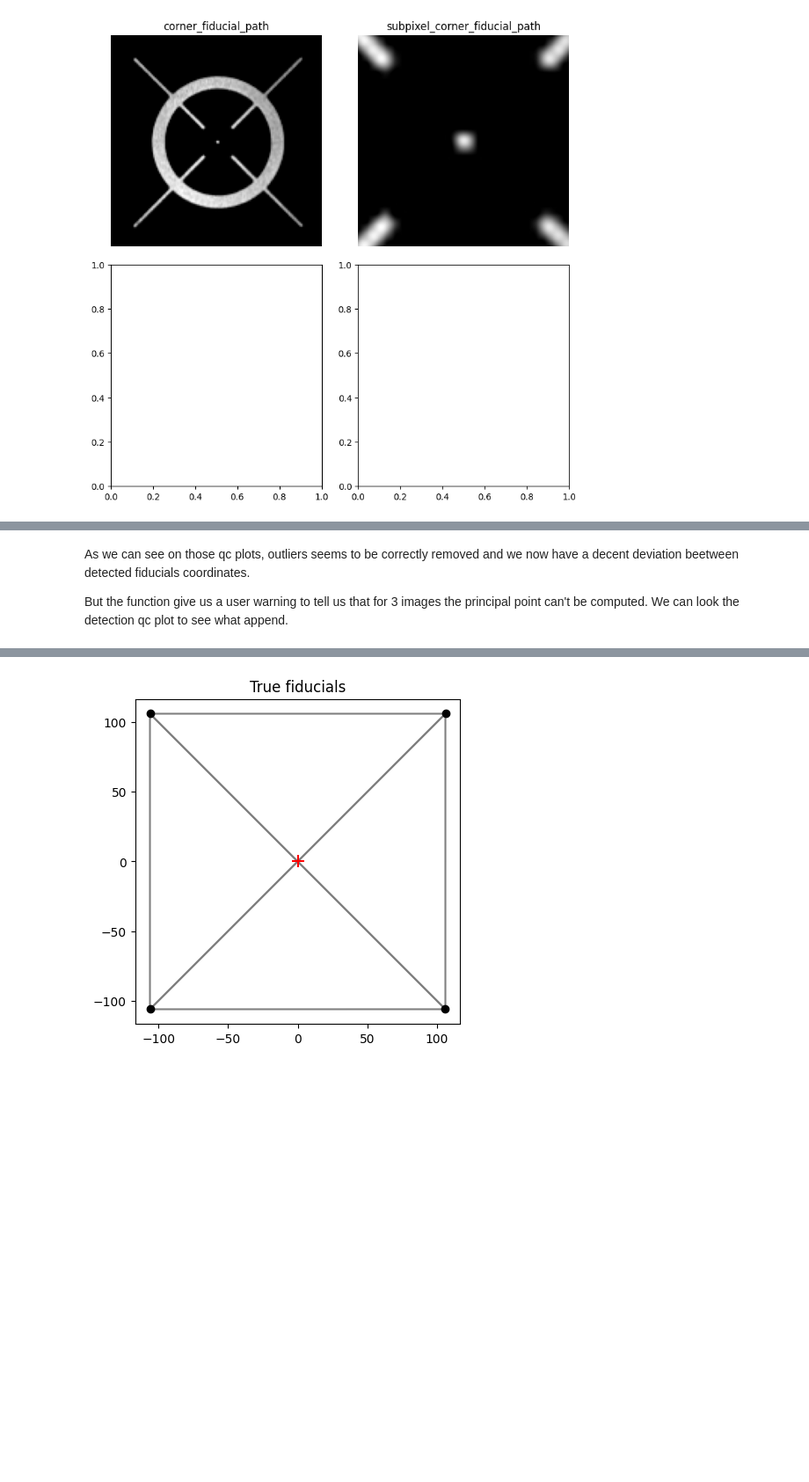
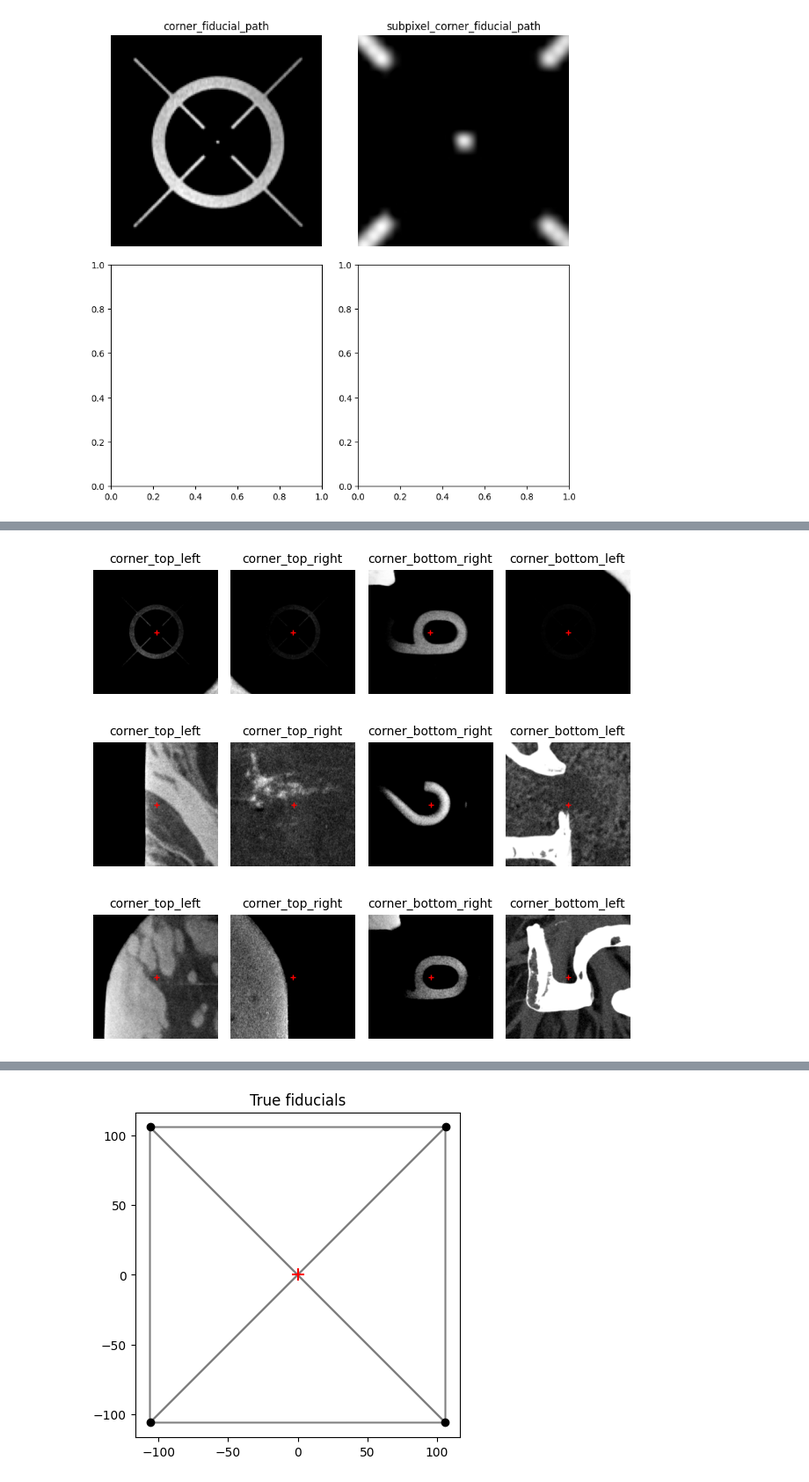
Before and after one commit to shippp/history, a Jupyter notebook: notebooks/iceland_aerial.ipynb, the cells around one changed output, grey strips where cells are left out. Shown at 88% size. Cells and saved outputs as stored; diff of their text form; code cells hidden in the pictures; blank space fills up the shorter version.

```diff
--- a/notebooks/iceland_aerial.ipynb
+++ b/notebooks/iceland_aerial.ipynb
@@ -109,5 +127,8 @@ filtered_detected_fiducials_df = ap.filter_detected_fiducials(detected_fiducials
-# %% [markdown]
-As we can see on those qc plots, outliers seems to be correctly removed and we now have a decent deviation beetween detected fiducials coordinates.
-
-But the function give us a user warning to tell us that for 3 images the principal point can't be computed.
-We can look the detection qc plot to see what append.
+# %%
+outlier_ids = ['F-9414.tif', 'F-9426.tif', 'F-9458.tif']
+
+hipp.aerial.qc.generate_detection_qc_plots(RAW_IMAGES_DIRECTORY, detected_fiducials_df.loc[outlier_ids], output_directory=None, show=True)
+# %% [output]
+[figure, added]
+[figure, added]
+[figure, added]
```
Also changed, not shown: parts of 30 cells of this notebook, 14 other files.
